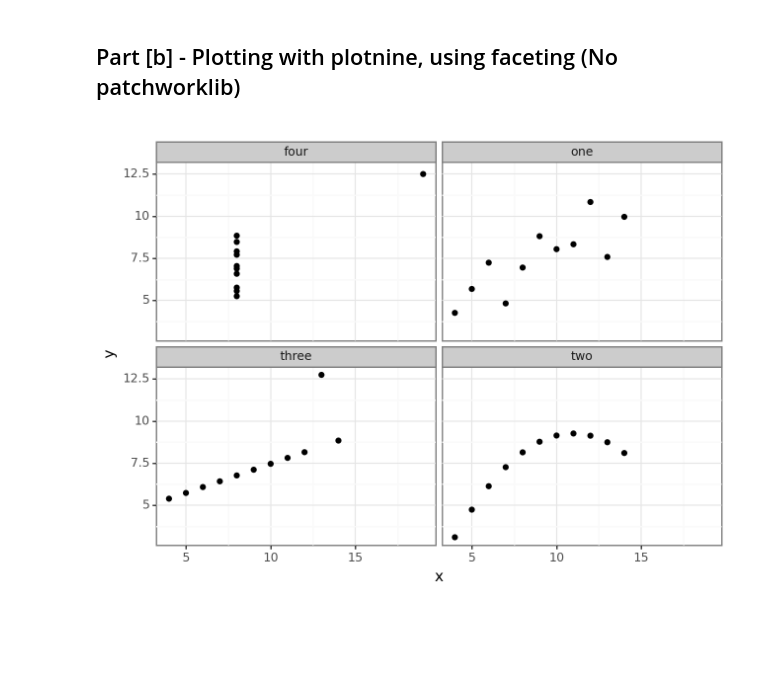
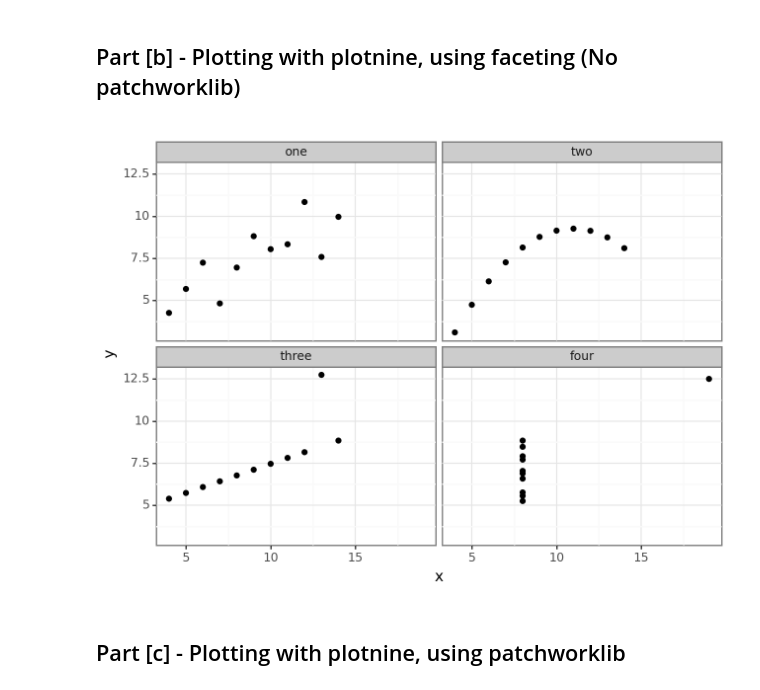
Before and after one commit to dg3358/Columbia-ACTU-5841, a Jupyter notebook: Assignment 2/Assignment-2.ipynb, the cells around one changed output. Saved outputs shown, nothing was run; the diff lists cells and outputs as text; code cells hidden in the pictures; blank space fills up the shorter version.

Commit message:
Assignment 2 part b  finish

```diff
--- a/Assignment 2/Assignment-2.ipynb
+++ b/Assignment 2/Assignment-2.ipynb
@@ -60,28 +46,27 @@ plt.show()
 # %%
 #Create new dataframe with classes identifying dataset
 
 #create labels for datapoints
 labels = np.hstack((np.array(['one'] * len(data["x1"].values)), np.array(['two'] * len(data["x2"].values)),\
                     np.array(['three'] * len(data["x3"].values)), np.array(['four'] * len(data["x4"].values))))
 #Stack x and y values
 x = np.hstack((data["x1"].values, data["x2"].values, data["x3"].values, data["x4"].values))
 
 y = np.hstack((data["y1"].values, data["y2"].values, data["y3"].values, data["y4"].values))
 
 #create new dataframe
 labeled_data = pd.DataFrame(np.vstack((labels, x, y)).T, columns = ["Labels", "x", "y"])
 
-#bplot = ggplot(labeled_data, aes('x', 'y', color = 'Labels')) + geom_point() + facet_wrap('~ Labels')
-#print(bplot)
-labeled_data['Labels'] = labeled_data['Labels'].astype('category')
+#Order Category Labels and cast x,y as floats
+labeled_data['Labels'] = pd.Categorical(labeled_data['Labels'], ordered = True, categories = ['one', 'two', 'three', 'four'])
 labeled_data['x'] = labeled_data['x'].astype(float)
 labeled_data['y'] = labeled_data['y'].astype(float)
 
-labeled_data.sort_values(by = 'Labels')
+#plot method
 bplot = ggplot(labeled_data, aes('x', 'y')) + geom_point() + facet_wrap('~Labels') +\
 theme_bw()
 print(bplot)
-
-#labeled_data
 # %% [output]
-[figure, old version]
+[figure, new version]
+# %% [markdown]
+## Part [c] - Plotting with plotnine, using patchworklib
```
Also changed, not shown: parts of 2 cells of this notebook.
